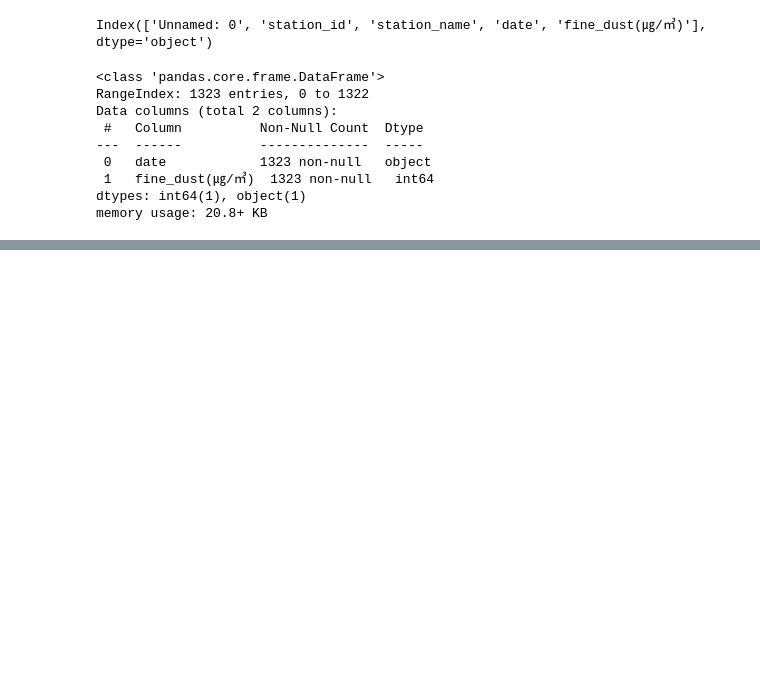
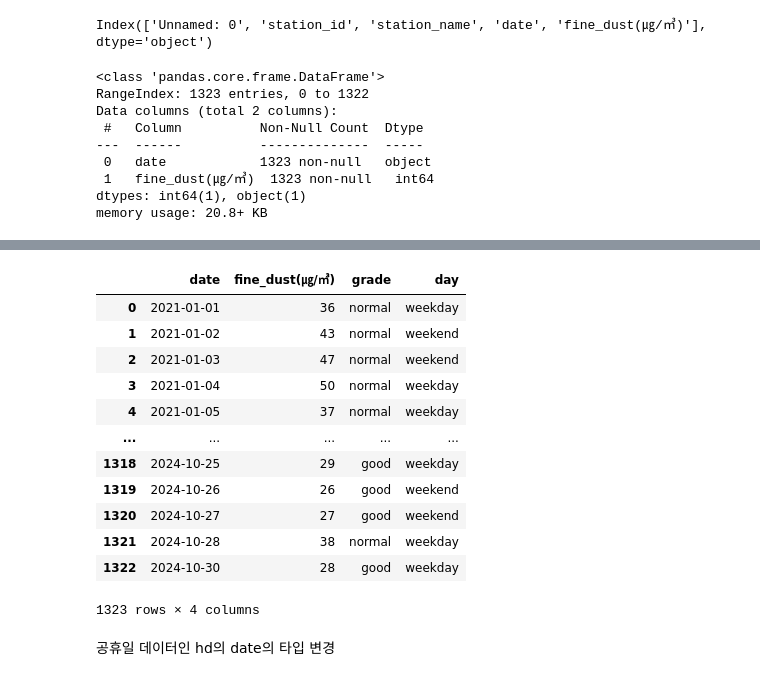
Before and after one commit to mini-project-y/1st_mini_project, a Jupyter notebook: Yuri/p_db_fd.ipynb, the cells around one changed output, grey strips where cells are left out. Saved outputs shown, nothing was run; the diff lists cells and outputs as text; code cells hidden in the pictures; blank space fills up the shorter version.

```diff
--- a/Yuri/p_db_fd.ipynb
+++ b/Yuri/p_db_fd.ipynb
@@ -130,38 +89,0 @@ fine_dust.tail()
-# %%
-# 날짜 컬럼을 datetime 형식으로 변환
-fine_dust['date'] = pd.to_datetime(fine_dust['date'])
-
-# 연도, 계절, 평일/주말 정보 추가
-fine_dust['year'] = fine_dust['date'].dt.year
-fine_dust['weekday'] = np.where(fine_dust['date'].dt.dayofweek < 5, 'weekday', 'weekend')
-
-# 등급과 평일/주말에 따른 데이터 수 세기
-count_data = fine_dust.groupby(['grade', 'weekday']).size().unstack().fillna(0)
-# %%
-# 계절 구분하기 (봄: 3~5, 여름: 6~8, 가을: 9~11, 겨울: 12~2)
-def get_season(month):
-    if month in [3, 4, 5]:
-        return 'Spring'
-    elif month in [6, 7, 8]:
-        return 'Summer'
-    elif month in [9, 10, 11]:
-        return 'Fall'
-    else:
-        return 'Winter'
-
-fine_dust['season'] = fine_dust['date'].dt.month.apply(get_season)
-# %%
-# 등급 순서 정의
-grade_categories = ['good', 'normal', 'bad', 'very_bad']  # 원하는 순서
-grade_order = pd.CategoricalDtype(categories=grade_categories, ordered=True)
-season_order = pd.CategoricalDtype(categories=['Spring', 'Summer', 'Fall', 'Winter'], ordered=True)
-
-# 데이터프레임의 grade 열을 순서가 있는 카테고리형으로 변환
-fine_dust['grade'] = fine_dust['grade'].astype(grade_order)
-fine_dust['season'] = fine_dust['season'].astype(season_order)
-
-# 데이터 그룹화
-grouped_data = fine_dust.groupby(['year', 'season', 'grade']).size().unstack(fill_value=0)
-
-# 원하는 순서대로 컬럼 재정렬
-grouped_data = grouped_data[grade_categories]
@@ -183,0 +107,20 @@ fine_dust
+# %%
+# fine_dust["date"]에 따라 평일, 주말 나누기(월~금 : 0~4, 토일 : 5, 6)
+fine_dust["day"] = np.where(fine_dust["date"].dt.weekday < 5, "weekday", "weekend")
+fine_dust
+# %% [output]
+|  | date | fine_dust(㎍/㎥) | grade | day |
+| 0 | 2021-01-01 | 36 | normal | weekday |
+| 1 | 2021-01-02 | 43 | normal | weekend |
+| 2 | 2021-01-03 | 47 | normal | weekend |
+| 3 | 2021-01-04 | 50 | normal | weekday |
+| 4 | 2021-01-05 | 37 | normal | weekday |
+| ... | ... | ... | ... | ... |
+| 1318 | 2024-10-25 | 29 | good | weekday |
+| 1319 | 2024-10-26 | 26 | good | weekend |
+| 1320 | 2024-10-27 | 27 | good | weekend |
+| 1321 | 2024-10-28 | 38 | normal | weekday |
+| 1322 | 2024-10-30 | 28 | good | weekday |
+1323 rows × 4 columns
+# %% [markdown]
+공휴일 데이터인 hd의 date의 타입 변경
```
Also changed, not shown: parts of 41 cells of this notebook, 2 other files.
